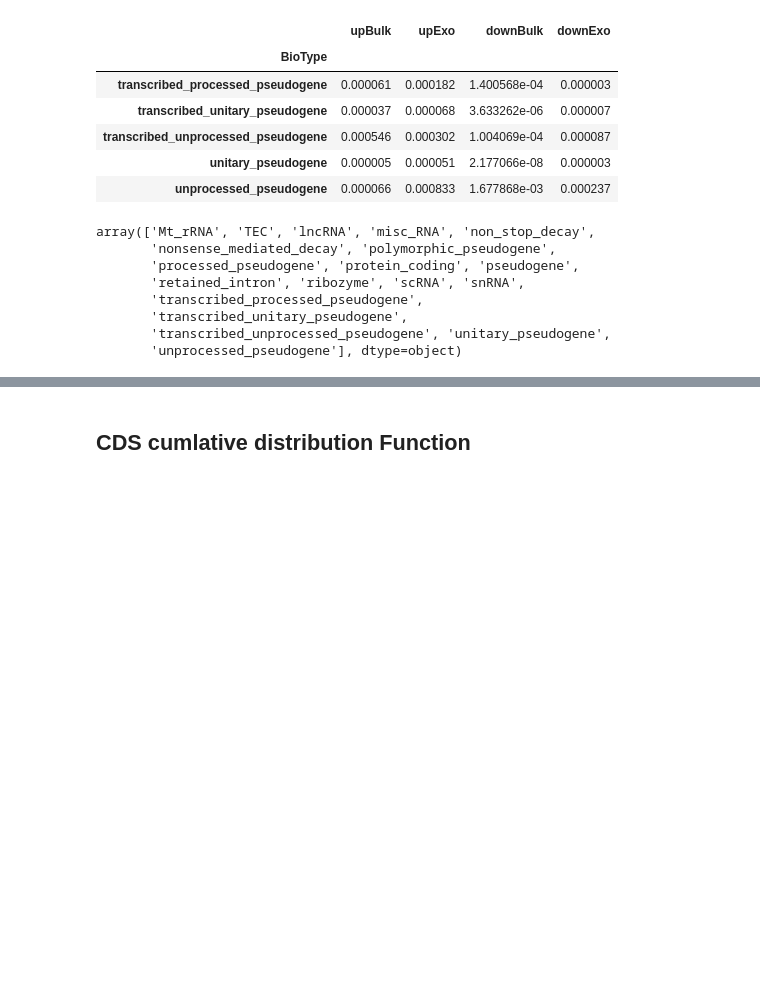
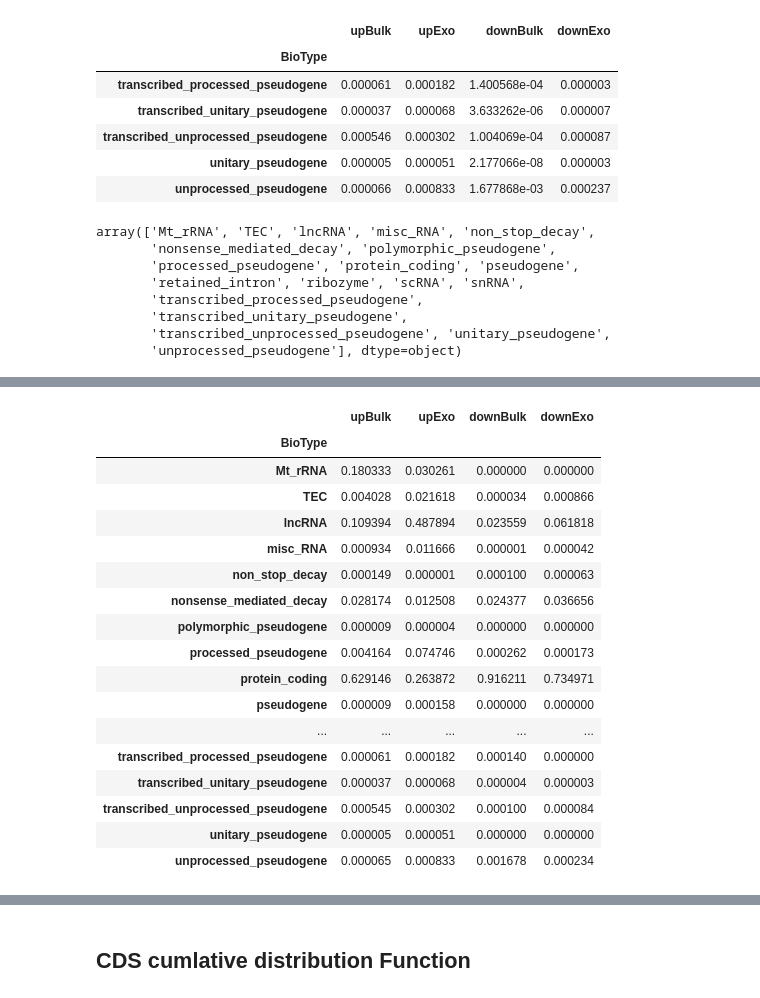
Before and after one commit to aedavids/extraCellularRNA, a Jupyter notebook: juypterNotebooks/biotypeExploration.ipynb, the cells around one changed output, grey strips where cells are left out. Drawn from its saved outputs; the diff is of its cells as text; code cells hidden in the pictures; blank space fills up the shorter version.

```diff
--- a/juypterNotebooks/biotypeExploration.ipynb
+++ b/juypterNotebooks/biotypeExploration.ipynb
@@ -346,0 +389,23 @@ PlotProbMass(panel, DF, legendLabels, title)
+# %%
+colSums = bioTypeCountDF.sum()
+bioTypeProbNoPsudoCountsDF = bioTypeCountDF / colSums
+bioTypeProbNoPsudoCountsDF
+# %% [output]
+|  | upBulk | upExo | downBulk | downExo |
+| BioType |  |  |  |  |
+| Mt_rRNA | 0.180333 | 0.030261 | 0.000000 | 0.000000 |
+| TEC | 0.004028 | 0.021618 | 0.000034 | 0.000866 |
+| lncRNA | 0.109394 | 0.487894 | 0.023559 | 0.061818 |
+| misc_RNA | 0.000934 | 0.011666 | 0.000001 | 0.000042 |
+| non_stop_decay | 0.000149 | 0.000001 | 0.000100 | 0.000063 |
+| nonsense_mediated_decay | 0.028174 | 0.012508 | 0.024377 | 0.036656 |
+| polymorphic_pseudogene | 0.000009 | 0.000004 | 0.000000 | 0.000000 |
+| processed_pseudogene | 0.004164 | 0.074746 | 0.000262 | 0.000173 |
+| protein_coding | 0.629146 | 0.263872 | 0.916211 | 0.734971 |
+| pseudogene | 0.000009 | 0.000158 | 0.000000 | 0.000000 |
+| ... | ... | ... | ... | ... |
+| transcribed_processed_pseudogene | 0.000061 | 0.000182 | 0.000140 | 0.000000 |
+| transcribed_unitary_pseudogene | 0.000037 | 0.000068 | 0.000004 | 0.000003 |
+| transcribed_unprocessed_pseudogene | 0.000545 | 0.000302 | 0.000100 | 0.000084 |
+| unitary_pseudogene | 0.000005 | 0.000051 | 0.000000 | 0.000000 |
+| unprocessed_pseudogene | 0.000065 | 0.000833 | 0.001678 | 0.000234 |
```
Also changed, not shown: parts of 13 cells of this notebook.
